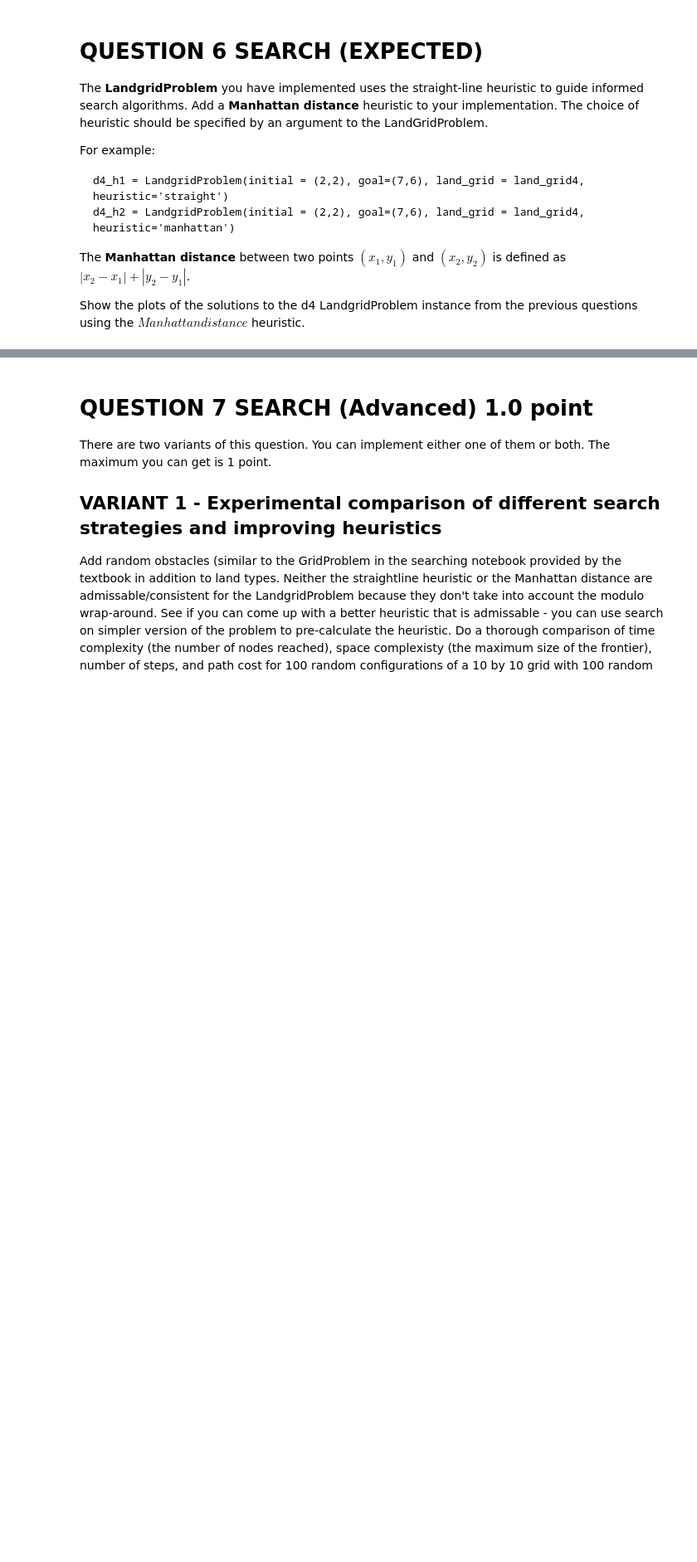
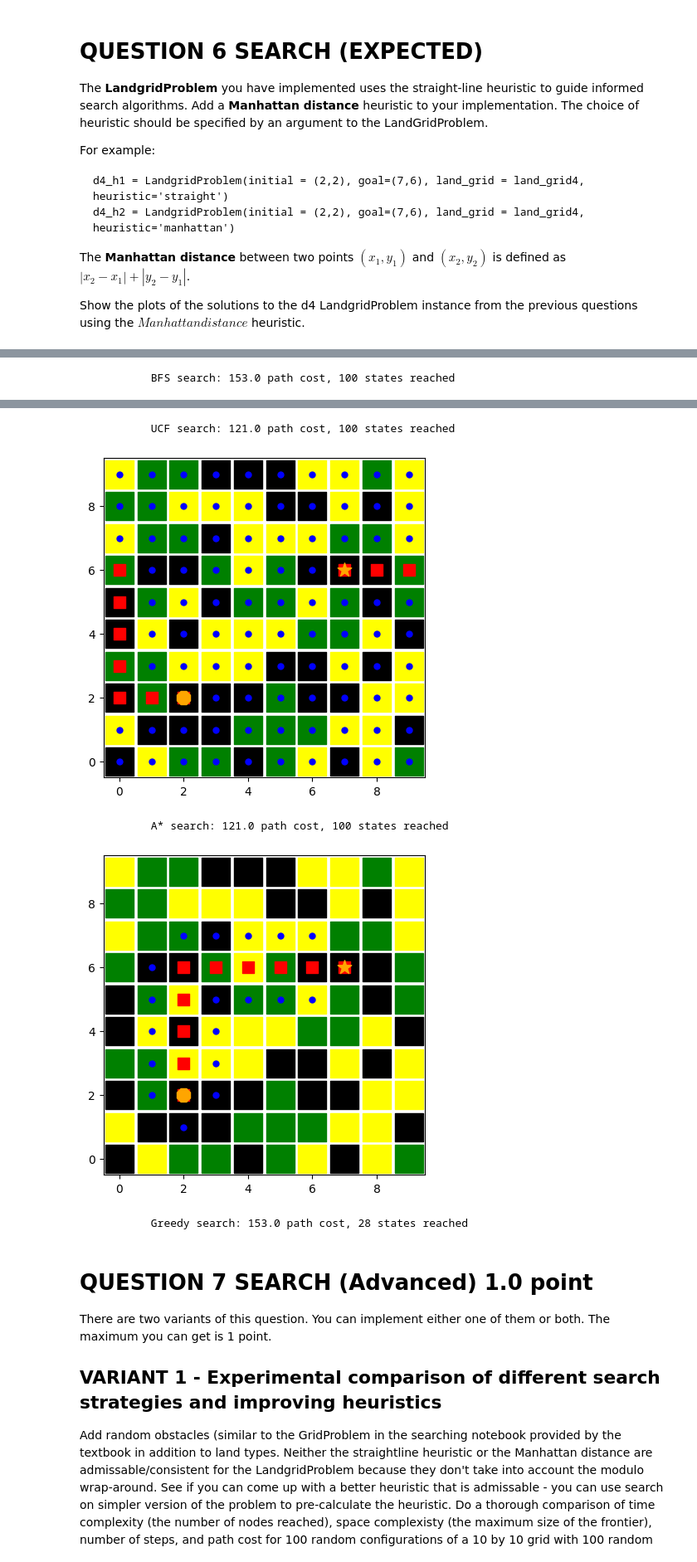
Before and after one commit to alexwholland/CSC-421, a Jupyter notebook: csc421_Fall_2023_asn1.ipynb, the cells around one changed output, grey strips where cells are left out. Shown at 83% size. Cells and saved outputs as stored; diff of their text form; code cells hidden in the pictures; blank space fills up the shorter version.

```diff
--- a/csc421_Fall_2023_asn1.ipynb
+++ b/csc421_Fall_2023_asn1.ipynb
@@ -495,9 +495,6 @@ print(land_grid4)
 # QUESTION 5 ANSWER GOES HERE
 
 class LandgridProblem(Problem):
-    """Finding a path on a 2D grid with obstacles. Obstacles are (x, y) cells.
-    This class restricts movement to up, right, down, and left and implements wrap-around behavior."""
-
     def __init__(self, initial=(2, 2), goal=(4, 4), land_grid=[], obstacles=(), **kwds):
         size = len(land_grid)
         Problem.__init__(self, initial=initial, goal=goal,land_grid = land_grid, size = size, obstacles=set(obstacles) - {initial, goal}, **kwds)
@@ -505,10 +502,11 @@ class LandgridProblem(Problem):
     directions = [(0, -1), (-1, 0), (1, 0), (0, 1)]  # Up, Right, Down, Left
 
     def action_cost(self, s, action, s1):
-        sum = 0
+        print(action)
+        cost = 0
         for sC, s1C in zip(s, s1):
-          sum += (sC + s1C)
-        return sum
+          cost += (sC + s1C)
+        return cost
 
     def h(self, node):
         return straight_line_distance(node.state, self.goal)
@@ -615,0 +707,49 @@ $Manhattan distance$ heuristic.
+# %%
+# QUESTION 6 ANSWER GOES HERE
+
+class LandgridProblem(Problem):
+    def __init__(self, initial=(2, 2), goal=(4, 4), land_grid=[], obstacles=(), heuristic="", **kwds):
+        size = len(land_grid)
+        Problem.__init__(self, initial=initial, goal=goal,land_grid = land_grid, size = size, obstacles=set(obstacles) - {initial, goal}, **kwds)
+        self.heuristic = heuristic
+
+    directions = [(0, -1), (-1, 0), (1, 0), (0, 1)]  # Up, Right, Down, Left
+
+    def action_cost(self, s, action, s1):
+        sum = 0
+        for sC, s1C in zip(s, s1):
+          sum += (sC + s1C)
+        return sum
+
+    def h(self, node):
+        if self.heuristic == 'straight':
+          return straight_line_distance(node.state, self.goal)
+        elif self.heuristic == 'manhattan':
+          return manhattan_distance(node.state, self.goal)
+        return
+
+    def result(self, state, action):
+        "Both states and actions are represented by (x, y) pairs."
+        return action if action not in self.obstacles else state
+
+    def actions(self, state):
+        """You can move one cell in any of `directions` to a non-obstacle cell."""
+        x, y = state
+        return {((x + dx) % self.size, (y + dy) % self.size) for (dx, dy) in self.directions} - self.obstacles
+
+def manhattan_distance(A, B):
+  distance = 0
+  for a, b in zip(A, B):
+    distance += abs(b - a)
+  return distance
+
+d4 = LandgridProblem(initial = (2,2), goal=(7,6), land_grid = land_grid4, heuristic='manhattan')
+(bfs_d4, reached, frontiers) = breadth_first_bfs(d4)
+plot_grid_problem(d4, bfs_d4, reached, title='BFS', show=True)
+(ucs_d4, reached, frontiers) = uniform_cost_search(d4)
+plot_grid_problem(d4, ucs_d4, reached, title='UCF', show=True)
+(ass_d4, reached, frontiers) = astar_search(d4)
+plot_grid_problem(d4, ass_d4, reached, title='A*', show=True)
+(grs_d4, reached, frontiers) = greedy_bfs(d4)
+plot_grid_problem(d4, grs_d4, reached, title='Greedy', show=True)
+# %% [output]
@@ -615,0 +757 @@ $Manhattan distance$ heuristic.
+           BFS search: 153.0 path cost, 100 states reached
@@ -616,3 +759,8 @@ $Manhattan distance$ heuristic.
+           UCF search: 121.0 path cost, 100 states reached
+[figure, added]
+           A* search: 121.0 path cost, 100 states reached
+[figure, added]
+           Greedy search: 153.0 path cost, 28 states reached
 # %% [markdown]
 # QUESTION 7 SEARCH (Advanced) 1.0 point
 
```
Also changed, not shown: parts of 3 cells of this notebook.
